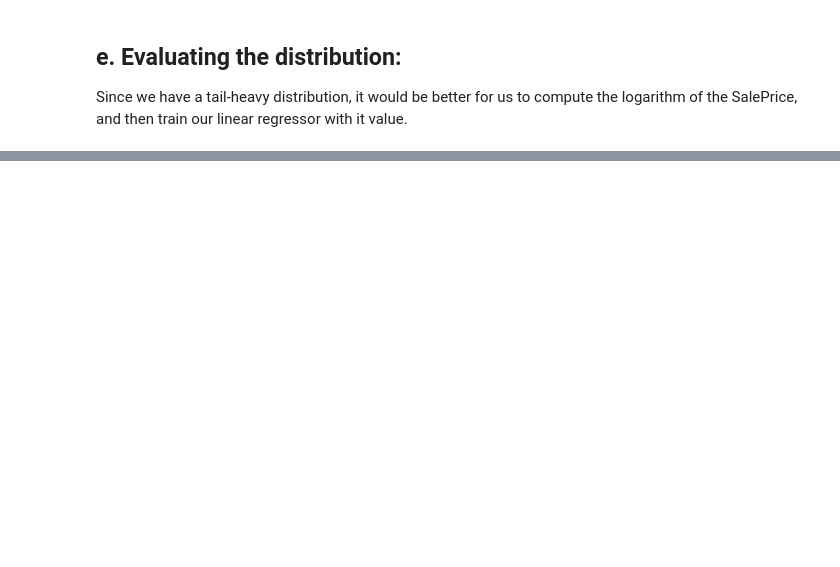
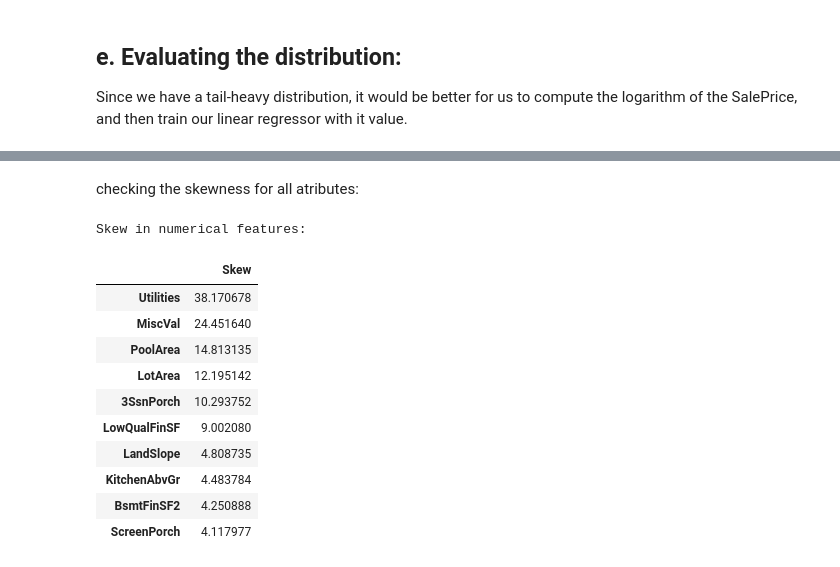
Before and after one commit to miguelfs/house-prices, a Jupyter notebook: trabalho_ML.ipynb, the cells around one changed output, grey strips where cells are left out. Cells and saved outputs as stored; diff of their text form; code cells hidden in the pictures; blank space fills up the shorter version.

```diff
--- a/trabalho_ML.ipynb
+++ b/trabalho_ML.ipynb
@@ -272,6 +251,9 @@ test_data.shape
 # %% [markdown]
 Since MSSubClass is a not linear classification, we will add it to the one hot encoding.
 # %%
+numeric_attributes = train_data.select_dtypes(include=[np.number])
+numeric_attributes = numeric_attributes.drop(["MSSubClass", "Id", "SalePrice"], axis=1)
+
 linear_encoding_attributes = ["LotShape", "LandContour", "GarageCond", "Street","Utilities", "LandSlope", "ExterQual",  "ExterCond", "BsmtQual",
                               "BsmtCond",  "BsmtExposure", "BsmtFinType1", "BsmtFinType2",  "HeatingQC",
                               'CentralAir',  'KitchenQual',  'Functional',  'FireplaceQu', 'GarageFinish',
@@ -282,3 +264,4 @@ onehot_encoding_attributes = [ "MSSubClass", "Alley", "MSZoning", "LotConfig", "
                               'HouseStyle', 'RoofStyle', 'RoofMatl', 'Exterior1st', 'Exterior2nd', 'MasVnrType',
                               'Foundation', 'Heating', 'Electrical', 'GarageType',  'Fence', 'MiscFeature',
                               'SaleType',  'SaleCondition']
+numeric_attributes = list(numeric_attributes.columns.values) + linear_encoding_attributes
@@ -398 +427,22 @@ train_data.head()
+# %% [markdown]
+checking the skewness for all atributes:
+# %%
+# Check the skew of all numerical features
+skewed_feats = train_data[numeric_attributes].apply(lambda x: skew(x.dropna())).sort_values(ascending=False)
+print("\nSkew in numerical features: \n")
+skewness = pd.DataFrame({'Skew' :skewed_feats})
+skewness.head(10)
+# %% [output]
+Skew in numerical features:
+|  | Skew |
+| Utilities | 38.170678 |
+| MiscVal | 24.451640 |
+| PoolArea | 14.813135 |
+| LotArea | 12.195142 |
+| 3SsnPorch | 10.293752 |
+| LowQualFinSF | 9.002080 |
+| LandSlope | 4.808735 |
+| KitchenAbvGr | 4.483784 |
+| BsmtFinSF2 | 4.250888 |
+| ScreenPorch | 4.117977 |
 # %%
```
Also changed, not shown: parts of 26 cells of this notebook.
